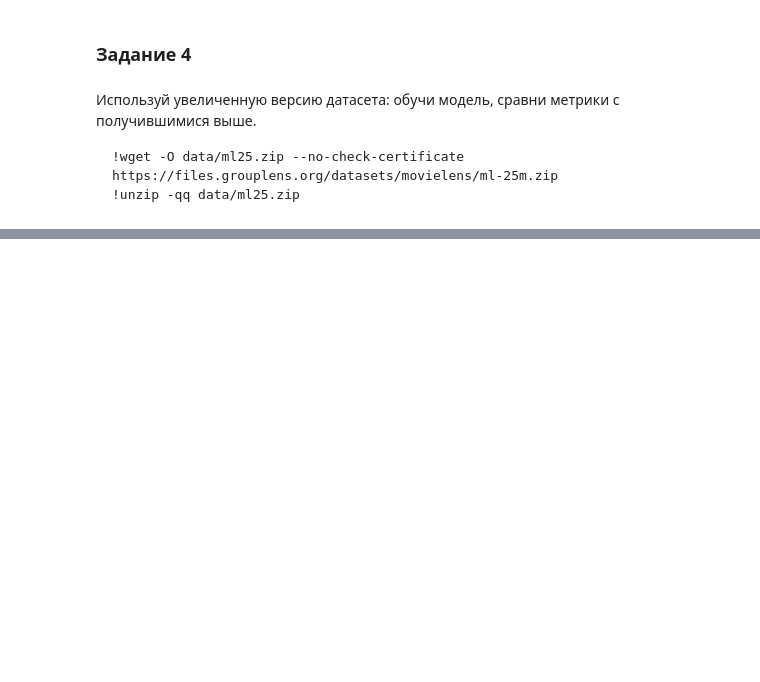
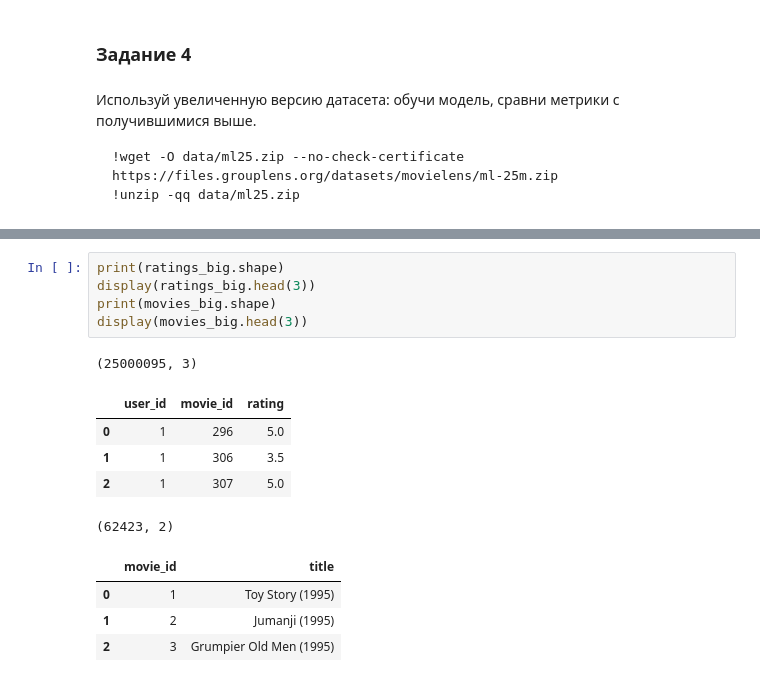
Before and after one commit to DmitriiPrikhodko/ds-phase-2-cont-git, a Jupyter notebook: week4/day2/11-02-demo-task.ipynb, the cells around one changed output, grey strips where cells are left out. Drawn from its saved outputs; the diff is of its cells as text; blank space fills up the shorter version.

```diff
--- a/week4/day2/11-02-demo-task.ipynb
+++ b/week4/day2/11-02-demo-task.ipynb
@@ -470,0 +523,16 @@ def compute_total_metrics(valid_df):
+# %%
+print(ratings_big.shape)
+display(ratings_big.head(3))
+print(movies_big.shape)
+display(movies_big.head(3))
+# %% [output]
+(25000095, 3)
+|  | user_id | movie_id | rating |
+| 0 | 1 | 296 | 5.0 |
+| 1 | 1 | 306 | 3.5 |
+| 2 | 1 | 307 | 5.0 |
+(62423, 2)
+|  | movie_id | title |
+| 0 | 1 | Toy Story (1995) |
+| 1 | 2 | Jumanji (1995) |
+| 2 | 3 | Grumpier Old Men (1995) |
```
Also changed, not shown: parts of 46 cells of this notebook, 3 other files.
